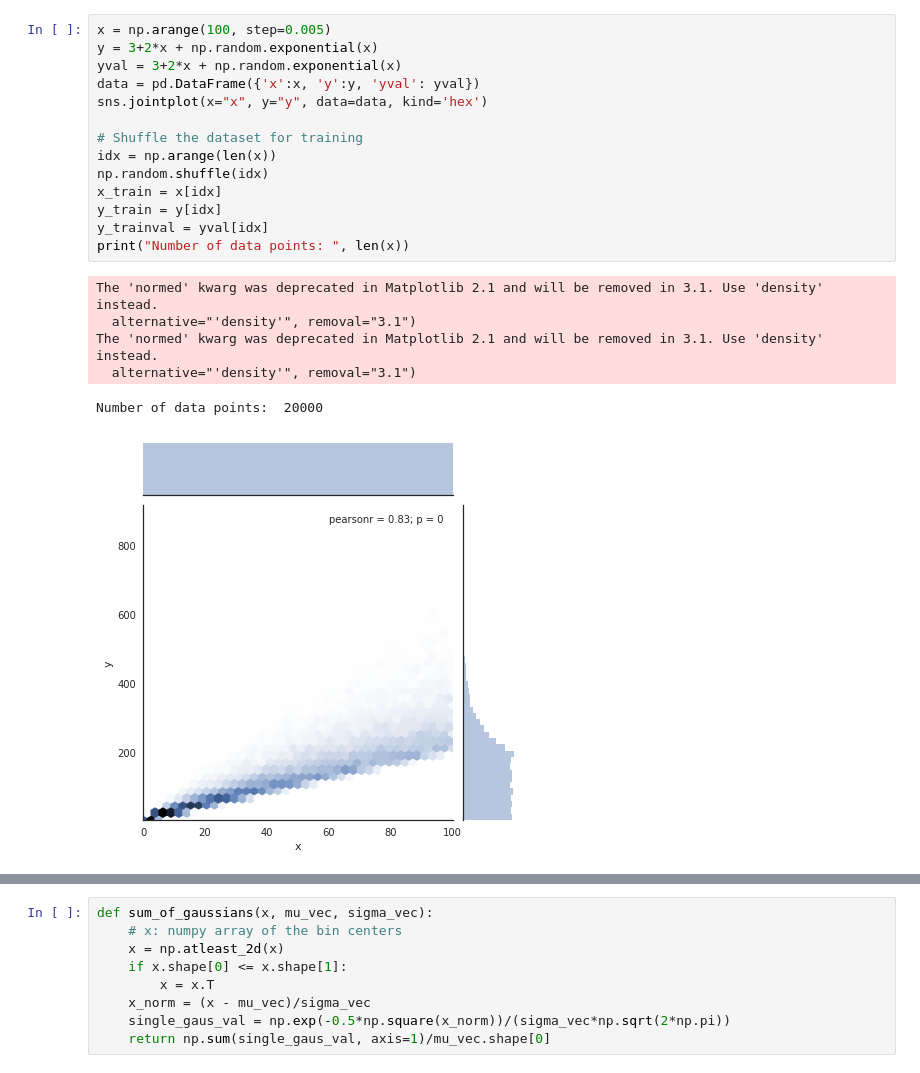
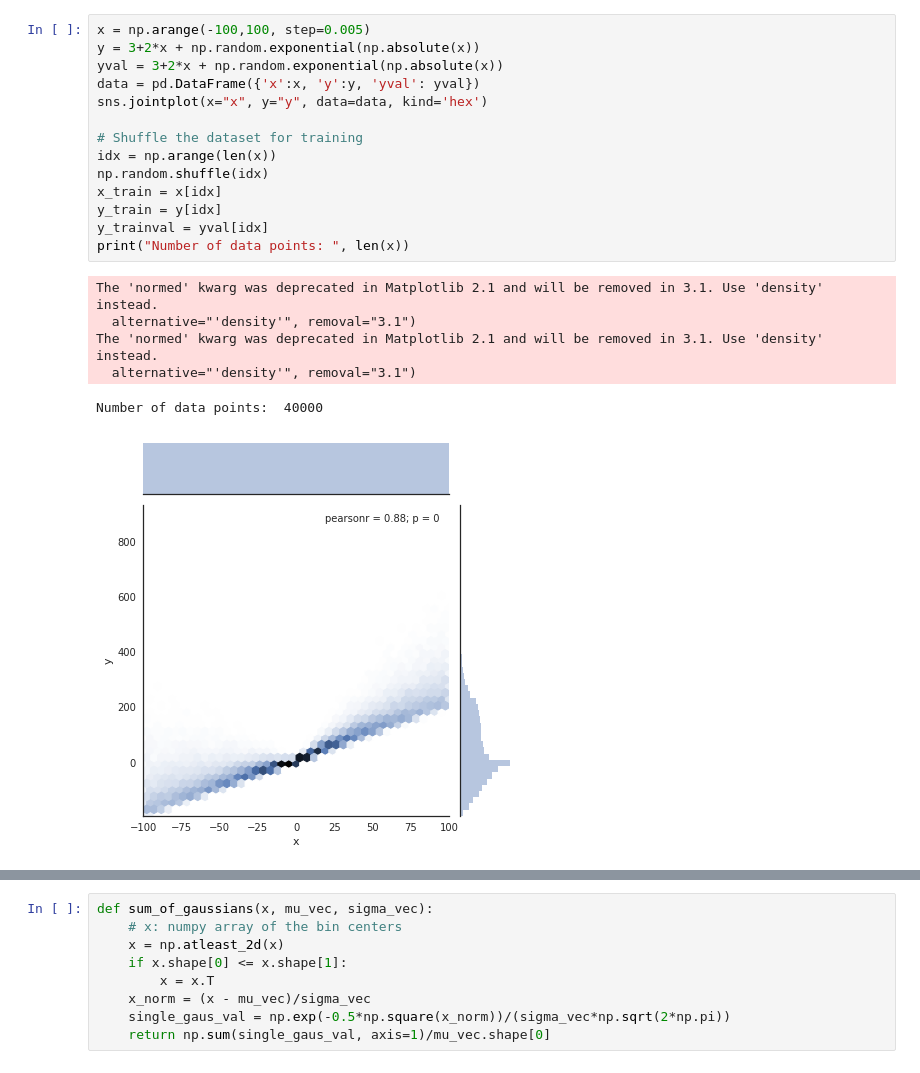
Before and after one commit to thongonary/Thoughts, a Jupyter notebook: Exponential noise.ipynb, the cells around one changed output, grey strips where cells are left out. Drawn from its saved outputs; the diff is of its cells as text.

```diff
--- a/Exponential noise.ipynb
+++ b/Exponential noise.ipynb
@@ -29,24 +28,24 @@ Using TensorFlow backend.
 # %%
-x = np.arange(100, step=0.005)
-y = 3+2*x + np.random.exponential(x)
-yval = 3+2*x + np.random.exponential(x)
+x = np.arange(-100,100, step=0.005)
+y = 3+2*x + np.random.exponential(np.absolute(x))
+yval = 3+2*x + np.random.exponential(np.absolute(x))
 data = pd.DataFrame({'x':x, 'y':y, 'yval': yval})
 sns.jointplot(x="x", y="y", data=data, kind='hex')
 
 # Shuffle the dataset for training
 idx = np.arange(len(x))
 np.random.shuffle(idx)
 x_train = x[idx]
 y_train = y[idx]
 y_trainval = yval[idx]
 print("Number of data points: ", len(x))
 # %% [output]
 The 'normed' kwarg was deprecated in Matplotlib 2.1 and will be removed in 3.1. Use 'density' instead.
   alternative="'density'", removal="3.1")
 The 'normed' kwarg was deprecated in Matplotlib 2.1 and will be removed in 3.1. Use 'density' instead.
   alternative="'density'", removal="3.1")
-Number of data points:  20000
+Number of data points:  40000
-[figure, old version]
+[figure, new version]
 # %%
 inputs = Input(shape=(1,))
 hidden = Dense(1000, activation='relu')(inputs)
```
Also changed, not shown: parts of 8 cells of this notebook.
